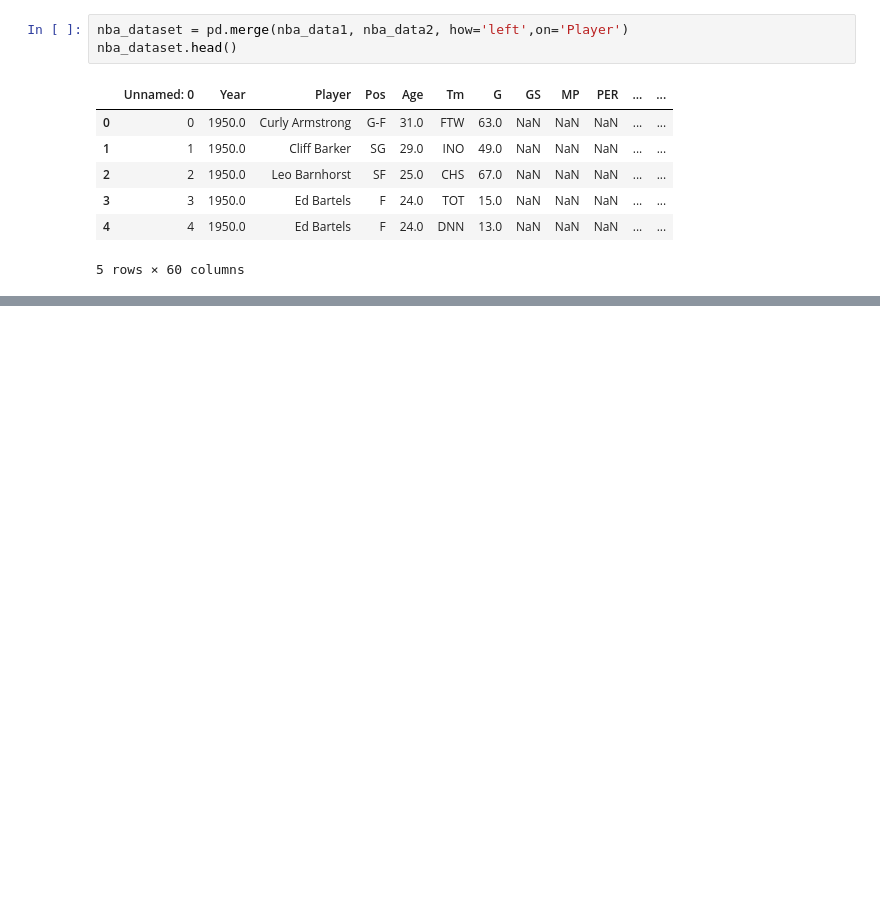
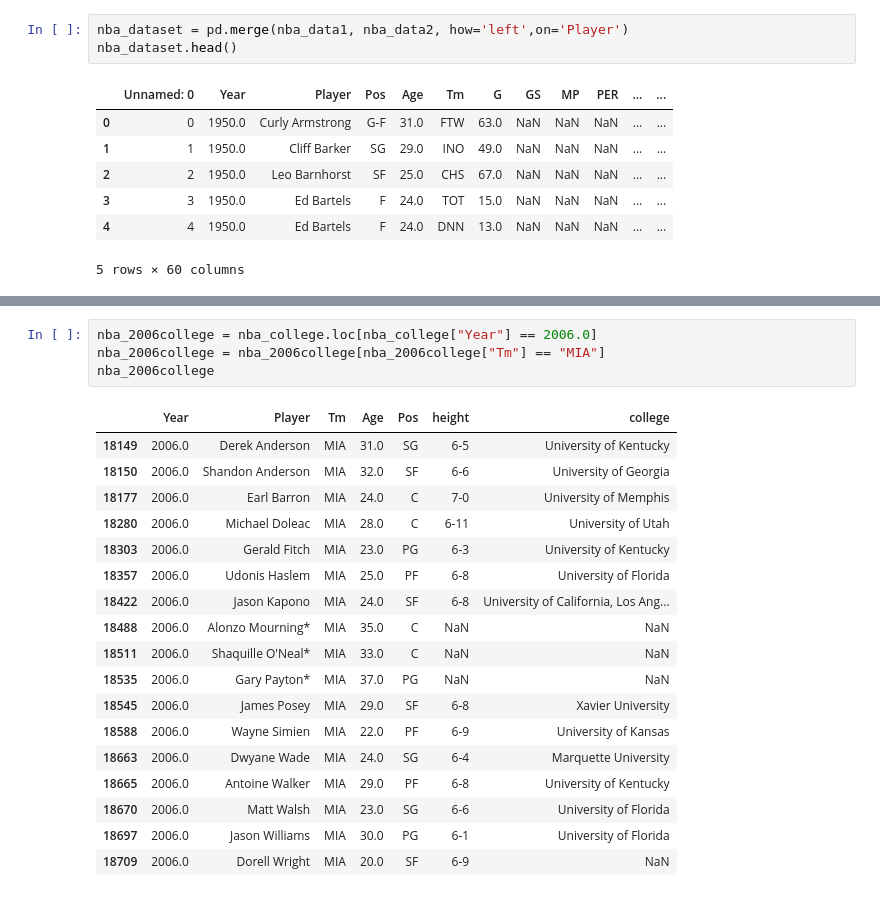
Before and after one commit to khodges10/Project1, a Jupyter notebook: NbaProject.ipynb, the cells around one changed output, grey strips where cells are left out. Drawn from its saved outputs; the diff is of its cells as text; blank space fills up the shorter version.

```diff
--- a/NbaProject.ipynb
+++ b/NbaProject.ipynb
@@ -55,0 +379,23 @@ nba_1950college
+# %%
+nba_2006college = nba_college.loc[nba_college["Year"] == 2006.0]
+nba_2006college = nba_2006college[nba_2006college["Tm"] == "MIA"]
+nba_2006college
+# %% [output]
+|  | Year | Player | Tm | Age | Pos | height | college |
+| 18149 | 2006.0 | Derek Anderson | MIA | 31.0 | SG | 6-5 | University of Kentucky |
+| 18150 | 2006.0 | Shandon Anderson | MIA | 32.0 | SF | 6-6 | University of Georgia |
+| 18177 | 2006.0 | Earl Barron | MIA | 24.0 | C | 7-0 | University of Memphis |
+| 18280 | 2006.0 | Michael Doleac | MIA | 28.0 | C | 6-11 | University of Utah |
+| 18303 | 2006.0 | Gerald Fitch | MIA | 23.0 | PG | 6-3 | University of Kentucky |
+| 18357 | 2006.0 | Udonis Haslem | MIA | 25.0 | PF | 6-8 | University of Florida |
+| 18422 | 2006.0 | Jason Kapono | MIA | 24.0 | SF | 6-8 | University of California, Los Ang... |
+| 18488 | 2006.0 | Alonzo Mourning* | MIA | 35.0 | C | NaN | NaN |
+| 18511 | 2006.0 | Shaquille O'Neal* | MIA | 33.0 | C | NaN | NaN |
+| 18535 | 2006.0 | Gary Payton* | MIA | 37.0 | PG | NaN | NaN |
+| 18545 | 2006.0 | James Posey | MIA | 29.0 | SF | 6-8 | Xavier University |
+| 18588 | 2006.0 | Wayne Simien | MIA | 22.0 | PF | 6-9 | University of Kansas |
+| 18663 | 2006.0 | Dwyane Wade | MIA | 24.0 | SG | 6-4 | Marquette University |
+| 18665 | 2006.0 | Antoine Walker | MIA | 29.0 | PF | 6-8 | University of Kentucky |
+| 18670 | 2006.0 | Matt Walsh | MIA | 23.0 | SG | 6-6 | University of Florida |
+| 18697 | 2006.0 | Jason Williams | MIA | 30.0 | PG | 6-1 | University of Florida |
+| 18709 | 2006.0 | Dorell Wright | MIA | 20.0 | SF | 6-9 | NaN |
```
Also changed, not shown: parts of 75 cells of this notebook, 4 other files.
